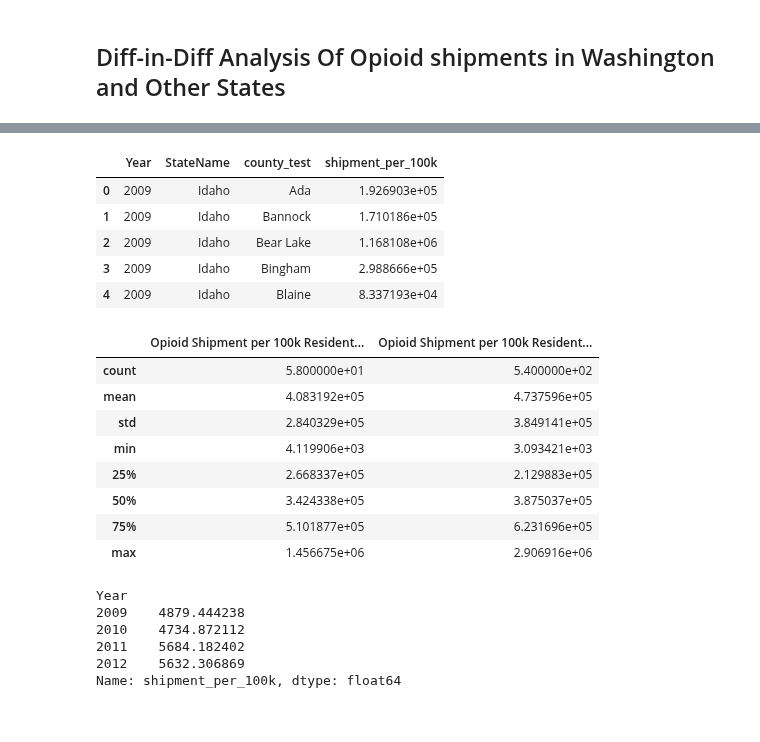
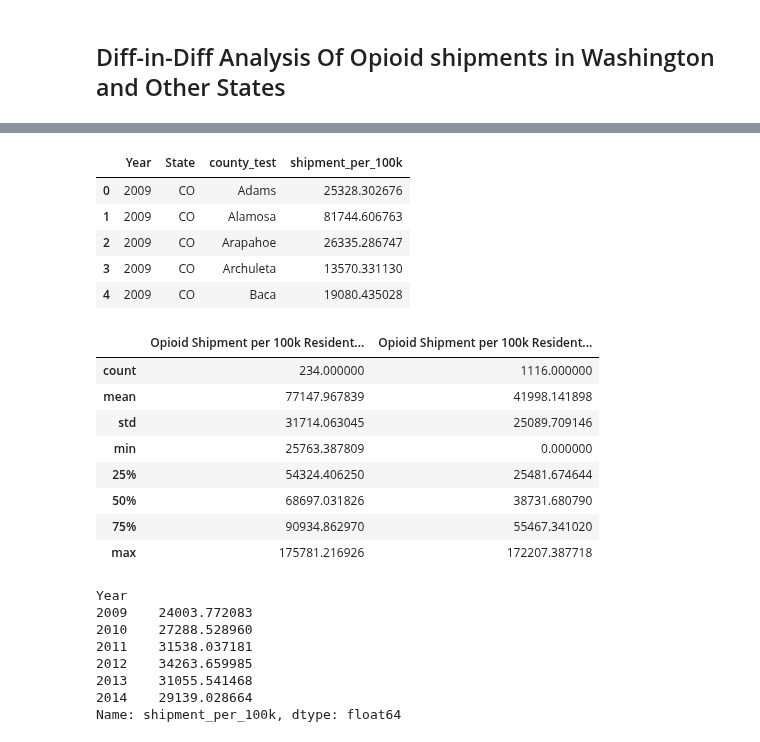
Before and after one commit to abzdel/Opioid-Analysis, a Jupyter notebook: 10_code/wa_diff_prescriptions.ipynb, the cells around one changed output, grey strips where cells are left out. Saved outputs shown, nothing was run; the diff lists cells and outputs as text; code cells hidden in the pictures.

```diff
--- a/10_code/wa_diff_prescriptions.ipynb
+++ b/10_code/wa_diff_prescriptions.ipynb
@@ -12,4 +12,3 @@ import seaborn as sns
 # %%
 # loading data for drug prescriptions in Florida and neighbouring states
-prescriptions = pd.read_csv("../05_cleaned_data/prescriptions_wa.csv",low_memory = False)
-prescriptions
+prescriptions_reduced =  pd.read_parquet("../20_intermediate_files/prescriptions_wa.parquet")
@@ -95,9 +70,9 @@ prescriptions_reduced
 prescriptions_reduced_copy = prescriptions_reduced.copy()
 
 prescriptions_reduced_copy["Year"] = prescriptions_reduced_copy["Year"].astype("int64")
-prescriptions_reduced_copy["DRUG_CODE"] = prescriptions_reduced_copy["DRUG_CODE"].astype("int64")
-prescriptions_reduced_copy["Month"] = prescriptions_reduced_copy["Month"].astype("int64")
-prescriptions_reduced_copy["Population"] = prescriptions_reduced_copy["Population"].astype("int64")
+# prescriptions_reduced_copy["DRUG_CODE"] = prescriptions_reduced_copy["DRUG_CODE"].astype("int64")
+# prescriptions_reduced_copy["Month"] = prescriptions_reduced_copy["Month"].astype("int64")
+# prescriptions_reduced_copy["Population"] = prescriptions_reduced_copy["Population"].astype("int64")
 # %%
 prescriptions_reduced_copy
 # %% [output]
@@ -184,7 +166,7 @@ washington_prescriptions_result.head()
 # %%
 # creating a new dataset, that contains drug related deaths in other neighboring states of Florida - Alabama, Georgia, Mississippi, South Carolina and Tennessee
 
-other_states_shipment = prescriptions_reduced_copy[(prescriptions_reduced_copy["StateName"] != "Washington")]
+other_states_shipment = prescriptions_reduced_copy[(prescriptions_reduced_copy["State"] != "WA")]
 # other_states_shipment = prescriptions_reduced_copy[(prescriptions_reduced_copy["StateName"] == "Alabama")|(prescriptions_reduced_copy["StateName"] == "Georgia")|(prescriptions_reduced_copy["StateName"] == "Mississippi")|(prescriptions_reduced_copy["StateName"] == "South Carolina")|(prescriptions_reduced_copy["StateName"] == "Tennessee")]
 
 other_states_shipment
@@ -207,11 +190,7 @@ other_states_shipment_copy = other_states_shipment.copy()
 
 # other_states_shipment_copy["shipment_per_100k"] = (other_states_shipment_copy["QUANTITY"] / other_states_shipment_copy["Population"]) * 100_000
 other_states_shipment_copy["shipment_per_100k"] = (
-    (
-        other_states_shipment_copy["dos_str"]
-        * other_states_shipment_copy["DOSAGE_UNIT"]
-        * other_states_shipment_copy["MME_Conversion_Factor"]
-    )
+        other_states_shipment_copy["MME"]
     / (other_states_shipment_copy["Population"])
     * 100000
 )
@@ -234,39 +214,41 @@ other_states_shipment_copy
 # %%
 # calculating and displaying results for drug related deaths - year, state and county wise
 
-other_states_result = other_states_shipment_copy.groupby(["Year", "StateName", "county_test"])["shipment_per_100k"].sum().reset_index()
+other_states_result = other_states_shipment_copy.groupby(["Year", "State", "county_test"])["shipment_per_100k"].sum().reset_index()
 other_states_result.head()
 # %% [output]
-|  | Year | StateName | county_test | shipment_per_100k |
-| 0 | 2009 | Idaho | Ada | 1.926903e+05 |
-| 1 | 2009 | Idaho | Bannock | 1.710186e+05 |
-| 2 | 2009 | Idaho | Bear Lake | 1.168108e+06 |
-| 3 | 2009 | Idaho | Bingham | 2.988666e+05 |
-| 4 | 2009 | Idaho | Blaine | 8.337193e+04 |
+|  | Year | State | county_test | shipment_per_100k |
+| 0 | 2009 | CO | Adams | 25328.302676 |
+| 1 | 2009 | CO | Alamosa | 81744.606763 |
+| 2 | 2009 | CO | Arapahoe | 26335.286747 |
+| 3 | 2009 | CO | Archuleta | 13570.331130 |
+| 4 | 2009 | CO | Baca | 19080.435028 |
 # %%
-washington_summary = pd.DataFrame(washington_prescriptions_result.describe()["shipment_per_100k"]).rename(columns={"shipment_per_100k": "Opioid Shipment per 100k Residents - Texas"})
+washington_summary = pd.DataFrame(washington_prescriptions_result.describe()["shipment_per_100k"]).rename(columns={"shipment_per_100k": "Opioid Shipment per 100k Residents - Washington"})
 other_states_summary = pd.DataFrame(other_states_result.describe()["shipment_per_100k"]).rename(columns={"shipment_per_100k": "Opioid Shipment per 100k Residents - Comp States"})
 stats = pd.concat([washington_summary, other_states_summary], axis=1)
 stats
 # %% [output]
 |  | Opioid Shipment per 100k Resident... | Opioid Shipment per 100k Resident... |
-| count | 5.800000e+01 | 5.400000e+02 |
-| mean | 4.083192e+05 | 4.737596e+05 |
-| std | 2.840329e+05 | 3.849141e+05 |
-| min | 4.119906e+03 | 3.093421e+03 |
-| 25% | 2.668337e+05 | 2.129883e+05 |
-| 50% | 3.424338e+05 | 3.875037e+05 |
-| 75% | 5.101877e+05 | 6.231696e+05 |
-| max | 1.456675e+06 | 2.906916e+06 |
+| count | 234.000000 | 1116.000000 |
+| mean | 77147.967839 | 41998.141898 |
+| std | 31714.063045 | 25089.709146 |
+| min | 25763.387809 | 0.000000 |
+| 25% | 54324.406250 | 25481.674644 |
+| 50% | 68697.031826 | 38731.680790 |
+| 75% | 90934.862970 | 55467.341020 |
+| max | 175781.216926 | 172207.387718 |
 # %%
-# calculating yearwise drug related deaths results for Oregon
-Oregon_results = other_states_shipment_copy[other_states_shipment_copy["StateName"] == "Oregon"].groupby("Year")["shipment_per_100k"].mean()
-Oregon_results
+# calculating yearwise drug related deaths results for CO
+CO_results = other_states_shipment_copy[other_states_shipment_copy["State"] == "CO"].groupby("Year")["shipment_per_100k"].mean()
+CO_results
 # %% [output]
 Year
-2009    4879.444238
-2010    4734.872112
-2011    5684.182402
-2012    5632.306869
+2009    24003.772083
+2010    27288.528960
+2011    31538.037181
+2012    34263.659985
+2013    31055.541468
+2014    29139.028664
 Name: shipment_per_100k, dtype: float64
 # %%
```
Also changed, not shown: parts of 26 cells of this notebook, 1 other file.
